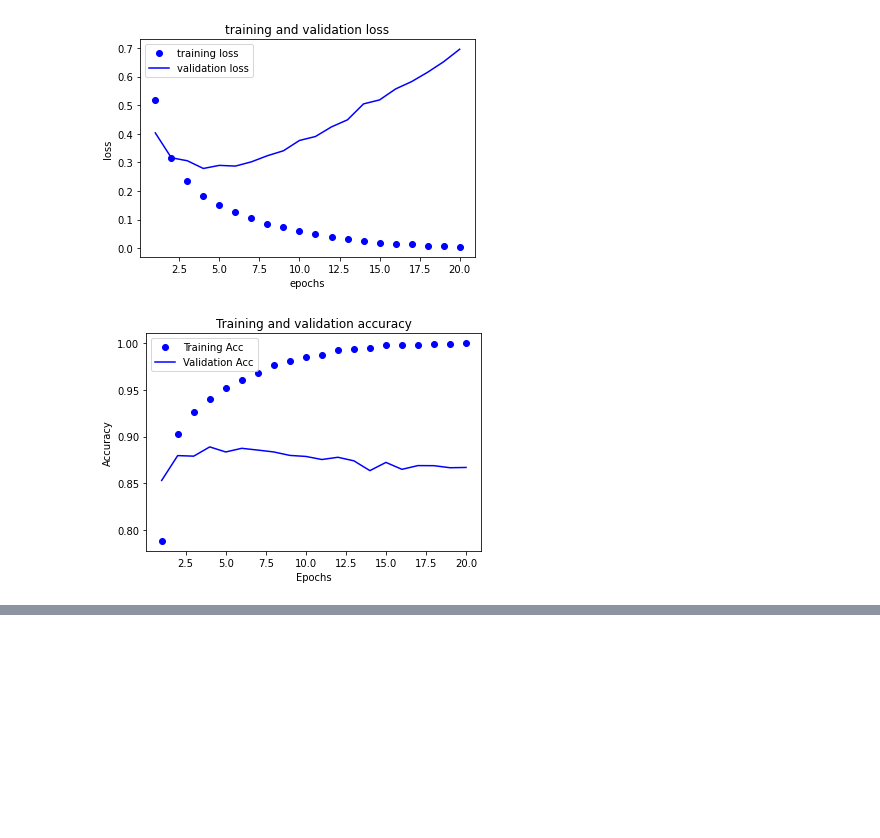
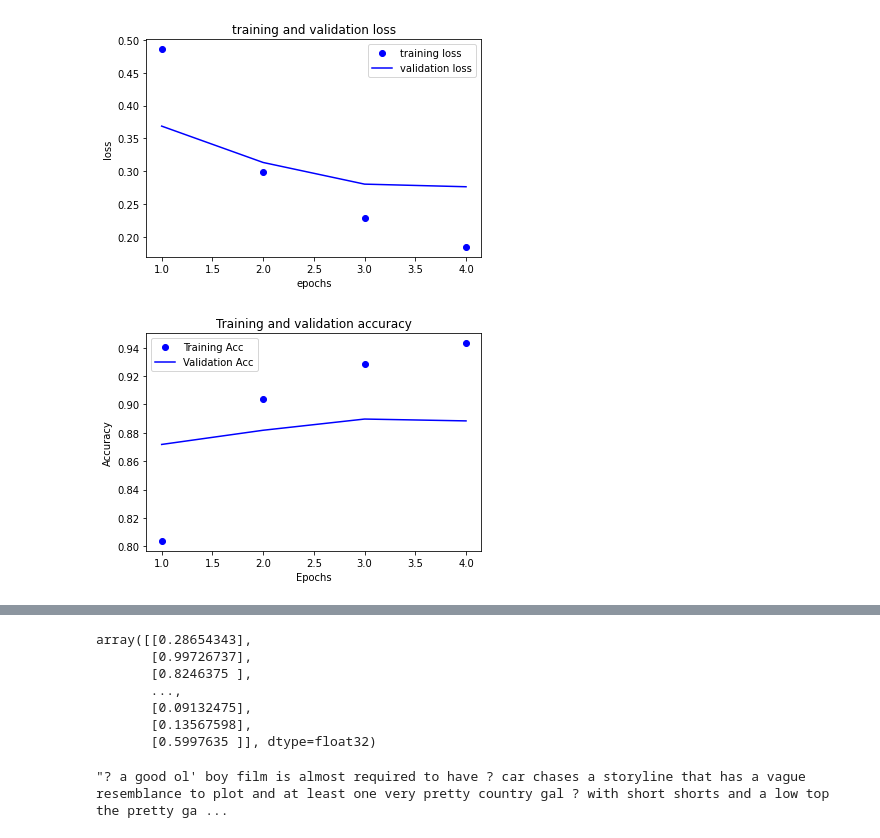
Before and after one commit to isque03/deeplearning_colab, a Jupyter notebook: keras_imbd.ipynb, the cells around one changed output, grey strips where cells are left out. Drawn from its saved outputs; the diff is of its cells as text; code cells hidden in the pictures; blank space fills up the shorter version.

```diff
--- a/keras_imbd.ipynb
+++ b/keras_imbd.ipynb
@@ -38,7 +31,6 @@ from tensorflow.keras import layers
 
 model = keras.Sequential([
                           layers.Dense(16,activation="relu"),
-                          layers.Dense(16, activation="relu"),
                           layers.Dense(1, activation="sigmoid")
 ])
 model.compile(optimizer="rmsprop",
@@ -54,7 +46,7 @@ partial_y_train = y_train[10000:]
 
 history = model.fit(partial_x_train,
                     partial_y_train,
-                    epochs=20,
+                    epochs=4,
                     batch_size=512,
                     validation_data=(x_val, y_val))
 
@@ -82,26 +65,29 @@ Epoch 20/20
 # %%
 import matplotlib.pyplot as plt
 history_dict = history.history
 loss_values = history_dict["loss"]
 val_loss_values = history_dict["val_loss"]
 epochs = range(1,len(loss_values) + 1)
 plt.plot(epochs,loss_values,"bo", label="training loss")
 plt.plot(epochs,val_loss_values,"b", label="validation loss")
 plt.title("training and validation loss")
 plt.xlabel("epochs")
 plt.ylabel("loss")
 plt.legend()
 plt.show()
 plt.clf();
 acc = history_dict["accuracy"]
 val_acc = history_dict["val_accuracy"]
 plt.plot(epochs,acc, "bo", label="Training Acc")
 plt.plot(epochs, val_acc, "b", label="Validation Acc")
 plt.title("Training and validation accuracy")
 plt.xlabel("Epochs")
 plt.ylabel("Accuracy")
 plt.legend()
 plt.show()
+results = model.evaluate(x_test,y_test)
+print(results)
+model.predict(x_test)
 # %% [output]
-[figure, old version]
+[figure, new version]
-[figure, old version]
+[figure, new version]
@@ -107,0 +96,14 @@ plt.show()
+array([[0.28654343],
+       [0.99726737],
+       [0.8246375 ],
+       ...,
+       [0.09132475],
+       [0.13567598],
+       [0.5997635 ]], dtype=float32)
+# %%
+word_index = imdb.get_word_index()
+reverse_word_index = dict([(value,key) for (key,value) in word_index.items()])
+decoded_review = " ".join([reverse_word_index.get(i-3, "?") for i in test_data[24999]])
+decoded_review
+# %% [output]
+"? a good ol' boy film is almost required to have ? car chases a storyline that has a vague resemblance to plot and at least one very pretty country gal ? with short shorts and a low top the pretty ga ...
```
Also changed, not shown: parts of 4 cells of this notebook.
